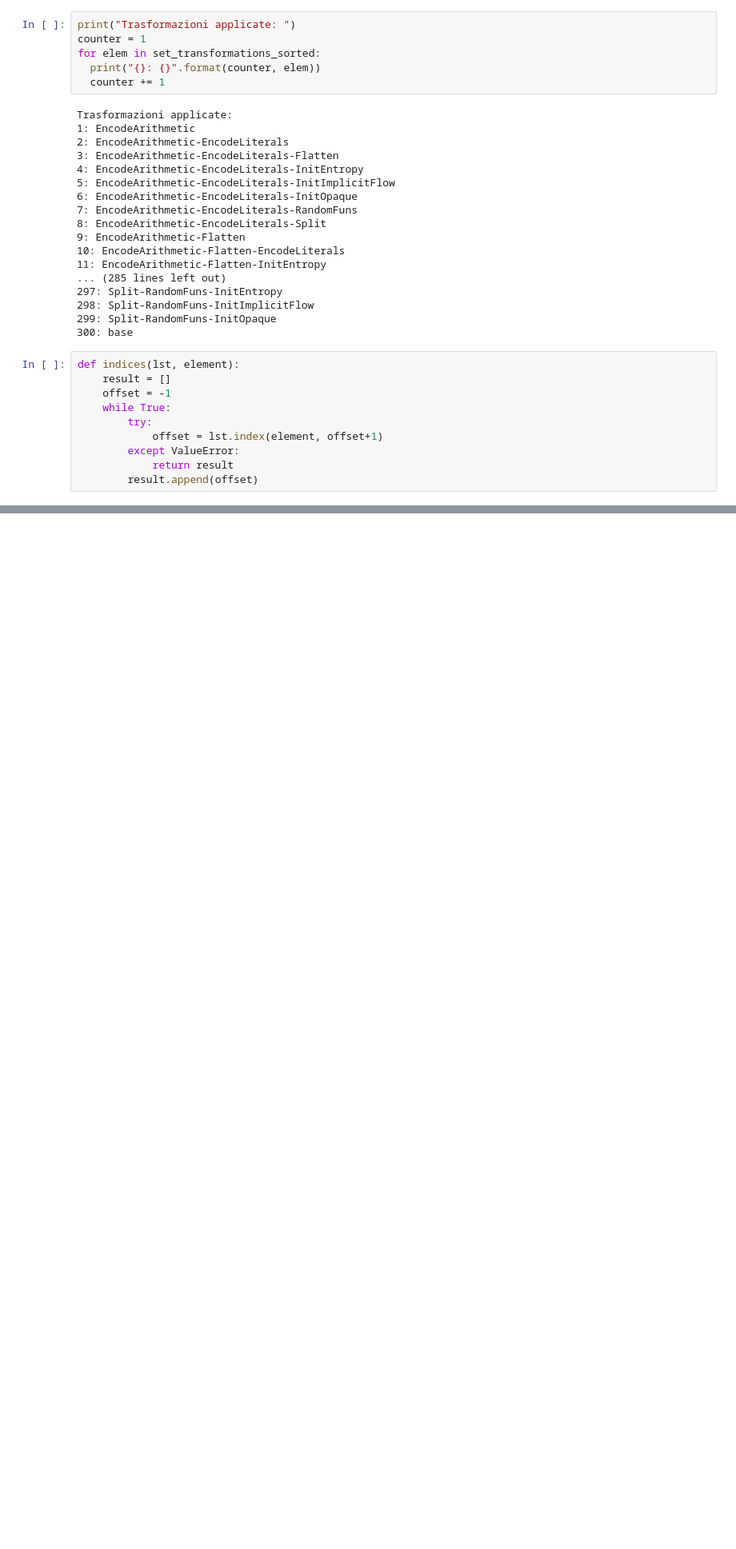
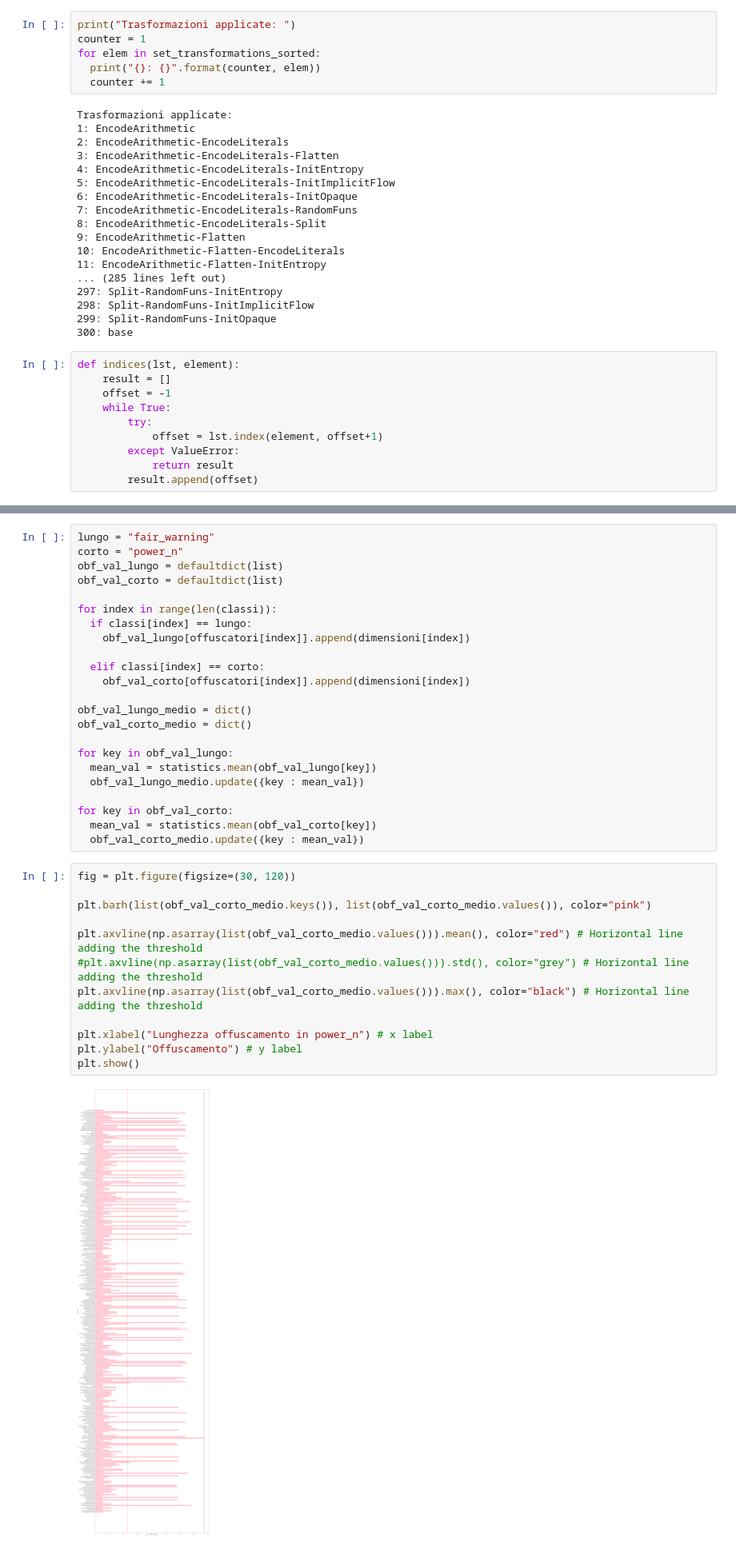
Before and after one commit to PaoloDarienzo/NeuralNetwork, a Jupyter notebook: Modeling and analysis/Analisi_DBs/Analisi_DB_14k.ipynb, the cells around one changed output, grey strips where cells are left out. Shown at 80% size. Saved outputs shown, nothing was run; the diff lists cells and outputs as text; blank space fills up the shorter version.

```diff
--- a/Modeling and analysis/Analisi_DBs/Analisi_DB_14k.ipynb
+++ b/Modeling and analysis/Analisi_DBs/Analisi_DB_14k.ipynb
@@ -533,0 +567,37 @@ Numero di classi CON problemi: 0
+# %%
+lungo = "fair_warning"
+corto = "power_n"
+obf_val_lungo = defaultdict(list)
+obf_val_corto = defaultdict(list)
+
+for index in range(len(classi)):
+  if classi[index] == lungo:
+    obf_val_lungo[offuscatori[index]].append(dimensioni[index])
+
+  elif classi[index] == corto:
+    obf_val_corto[offuscatori[index]].append(dimensioni[index])
+
+obf_val_lungo_medio = dict()
+obf_val_corto_medio = dict()
+
+for key in obf_val_lungo:
+  mean_val = statistics.mean(obf_val_lungo[key])
+  obf_val_lungo_medio.update({key : mean_val})
+
+for key in obf_val_corto:
+  mean_val = statistics.mean(obf_val_corto[key])
+  obf_val_corto_medio.update({key : mean_val})
+# %%
+fig = plt.figure(figsize=(30, 120))
+
+plt.barh(list(obf_val_corto_medio.keys()), list(obf_val_corto_medio.values()), color="pink")
+
+plt.axvline(np.asarray(list(obf_val_corto_medio.values())).mean(), color="red") # Horizontal line adding the threshold
+#plt.axvline(np.asarray(list(obf_val_corto_medio.values())).std(), color="grey") # Horizontal line adding the threshold
+plt.axvline(np.asarray(list(obf_val_corto_medio.values())).max(), color="black") # Horizontal line adding the threshold
+
+plt.xlabel("Lunghezza offuscamento in power_n") # x label
+plt.ylabel("Offuscamento") # y label
+plt.show()
+# %% [output]
+[figure, added]
```
Also changed, not shown: parts of 18 cells of this notebook, 3 other files.
